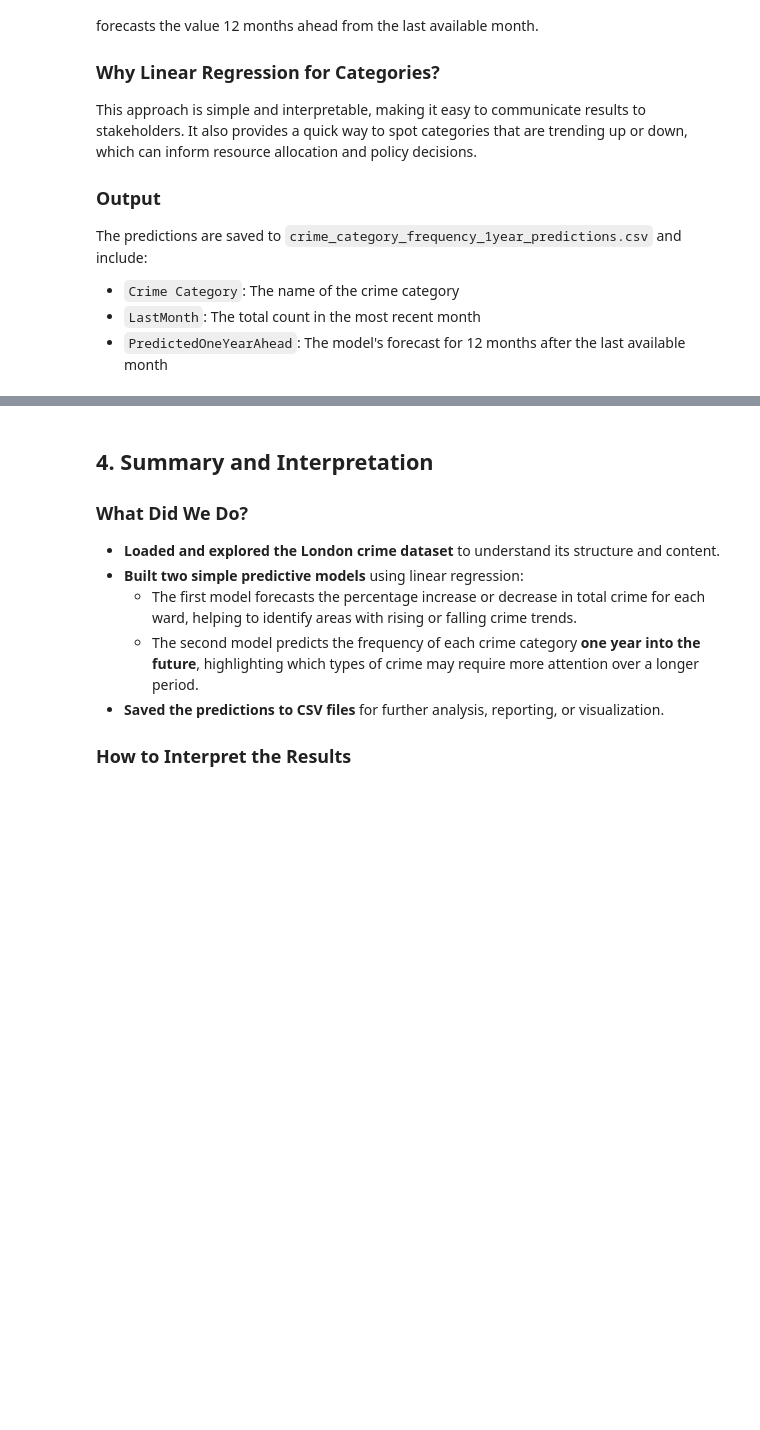
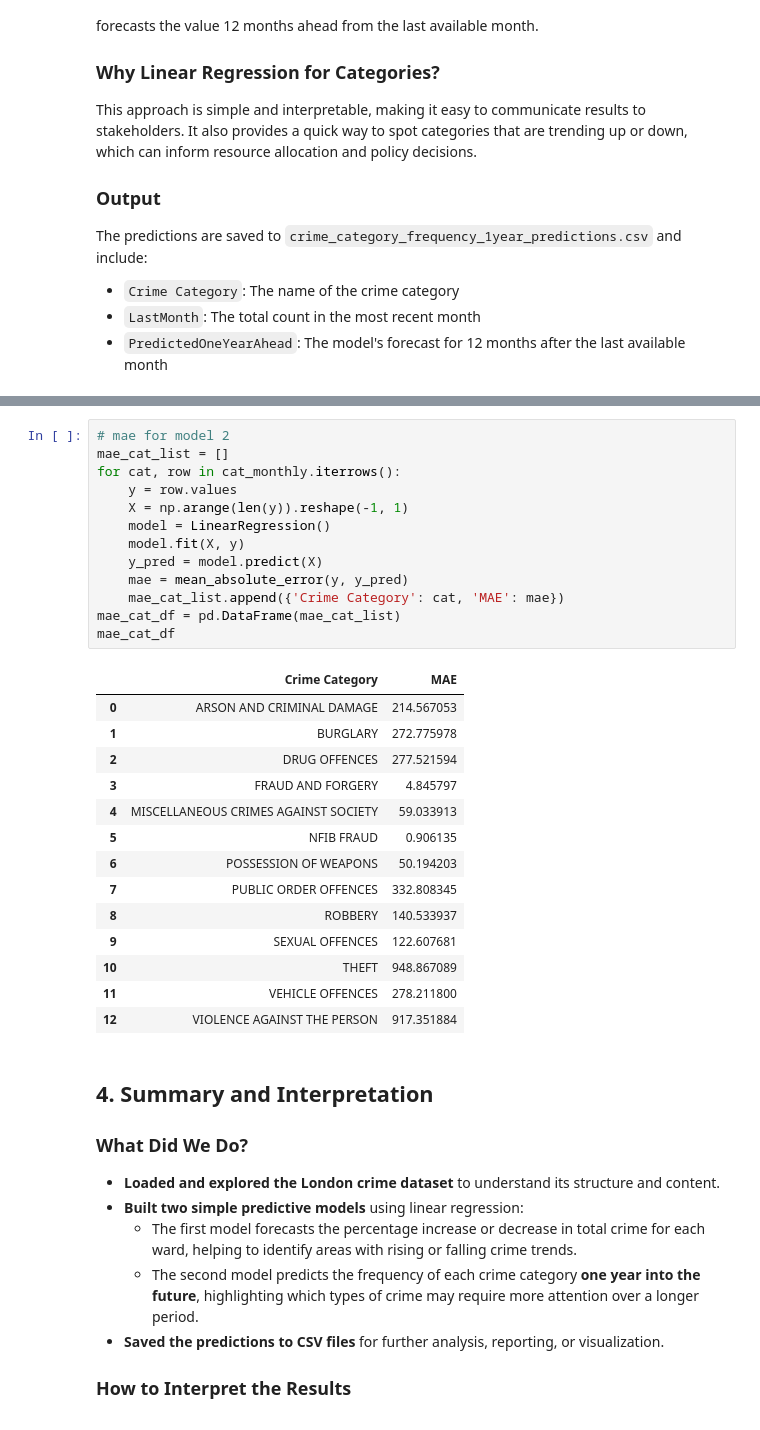
Before and after one commit to MaximilianKlein92/London-Crime, a Jupyter notebook: jupyter_notebooks/Crime_Prediction.ipynb, the cells around one changed output, grey strips where cells are left out. Drawn from its saved outputs; the diff is of its cells as text; blank space fills up the shorter version.

```diff
--- a/jupyter_notebooks/Crime_Prediction.ipynb
+++ b/jupyter_notebooks/Crime_Prediction.ipynb
@@ -184,3 +228,31 @@ cat_pred_df.head()
+# %%
+# mae for model 2
+mae_cat_list = []
+for cat, row in cat_monthly.iterrows():
+    y = row.values
+    X = np.arange(len(y)).reshape(-1, 1)
+    model = LinearRegression()
+    model.fit(X, y)
+    y_pred = model.predict(X)
+    mae = mean_absolute_error(y, y_pred)
+    mae_cat_list.append({'Crime Category': cat, 'MAE': mae})
+mae_cat_df = pd.DataFrame(mae_cat_list)
+mae_cat_df
+# %% [output]
+|  | Crime Category | MAE |
+| 0 | ARSON AND CRIMINAL DAMAGE | 214.567053 |
+| 1 | BURGLARY | 272.775978 |
+| 2 | DRUG OFFENCES | 277.521594 |
+| 3 | FRAUD AND FORGERY | 4.845797 |
+| 4 | MISCELLANEOUS CRIMES AGAINST SOCIETY | 59.033913 |
+| 5 | NFIB FRAUD | 0.906135 |
+| 6 | POSSESSION OF WEAPONS | 50.194203 |
+| 7 | PUBLIC ORDER OFFENCES | 332.808345 |
+| 8 | ROBBERY | 140.533937 |
+| 9 | SEXUAL OFFENCES | 122.607681 |
+| 10 | THEFT | 948.867089 |
+| 11 | VEHICLE OFFENCES | 278.211800 |
+| 12 | VIOLENCE AGAINST THE PERSON | 917.351884 |
 # %% [markdown]
 ## 4. Summary and Interpretation
 
```
Also changed, not shown: parts of 3 cells of this notebook.
